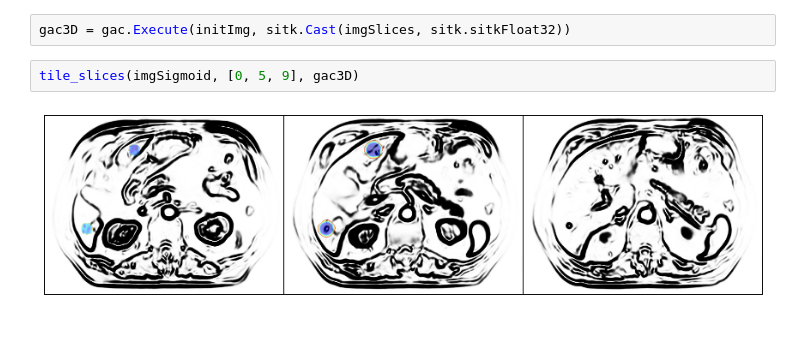
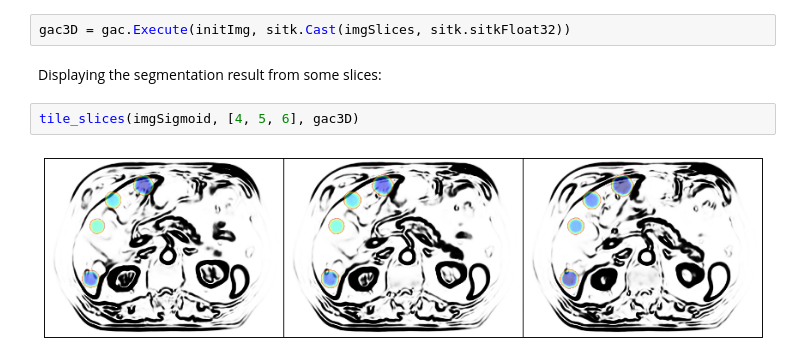
Before and after one commit to jon-young/medicalimage, a Jupyter notebook: Liver Segmentation 3D.ipynb, the cells around one changed output. Cells and saved outputs as stored; diff of their text form; blank space fills up the shorter version.

Commit message:
Further attempts at 3D segmentation

```diff
--- a/Liver Segmentation 3D.ipynb
+++ b/Liver Segmentation 3D.ipynb
@@ -258,7 +262,9 @@ gac.SetNumberOfIterations(50)
 <SimpleITK.SimpleITK.GeodesicActiveContourLevelSetImageFilter; proxy of <Swig Object of type 'itk::simple::GeodesicActiveContourLevelSetImageFilter::Self *' at 0x...> >
 # %%
 gac3D = gac.Execute(initImg, sitk.Cast(imgSlices, sitk.sitkFloat32))
+# %% [markdown]
+Displaying the segmentation result from some slices:
 # %%
-tile_slices(imgSigmoid, [0, 5, 9], gac3D)
+tile_slices(imgSigmoid, [4, 5, 6], gac3D)
 # %% [output]
-[figure, old version]
+[figure, new version]
```
Also changed, not shown: parts of 11 cells of this notebook.
